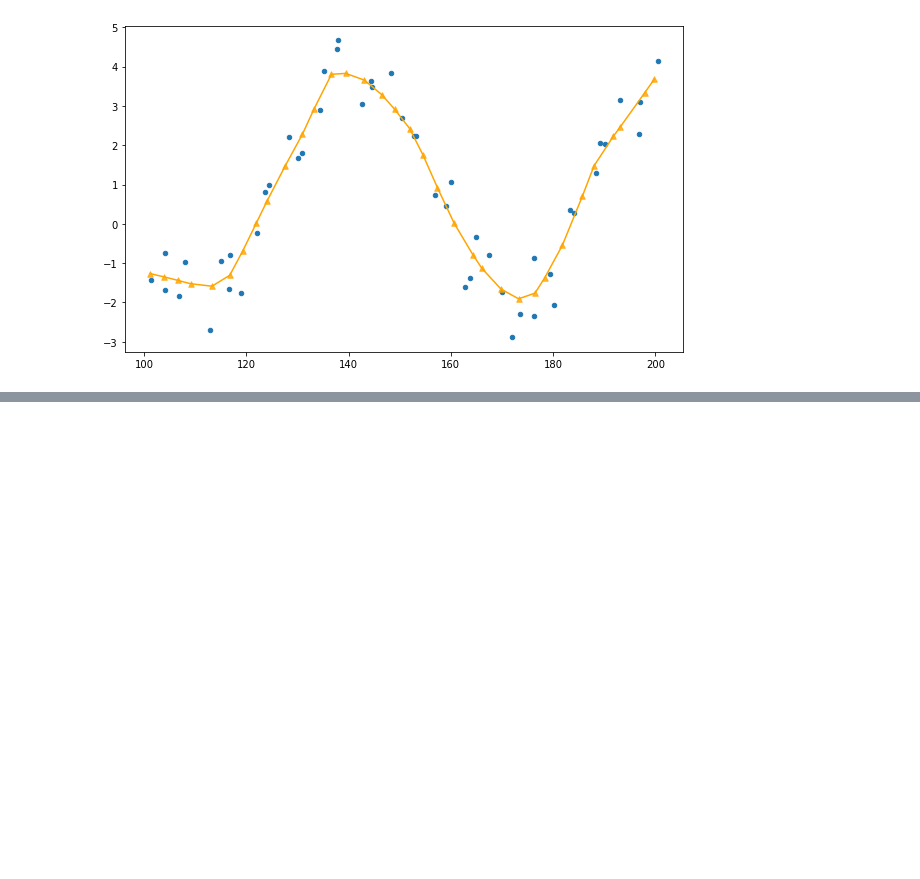
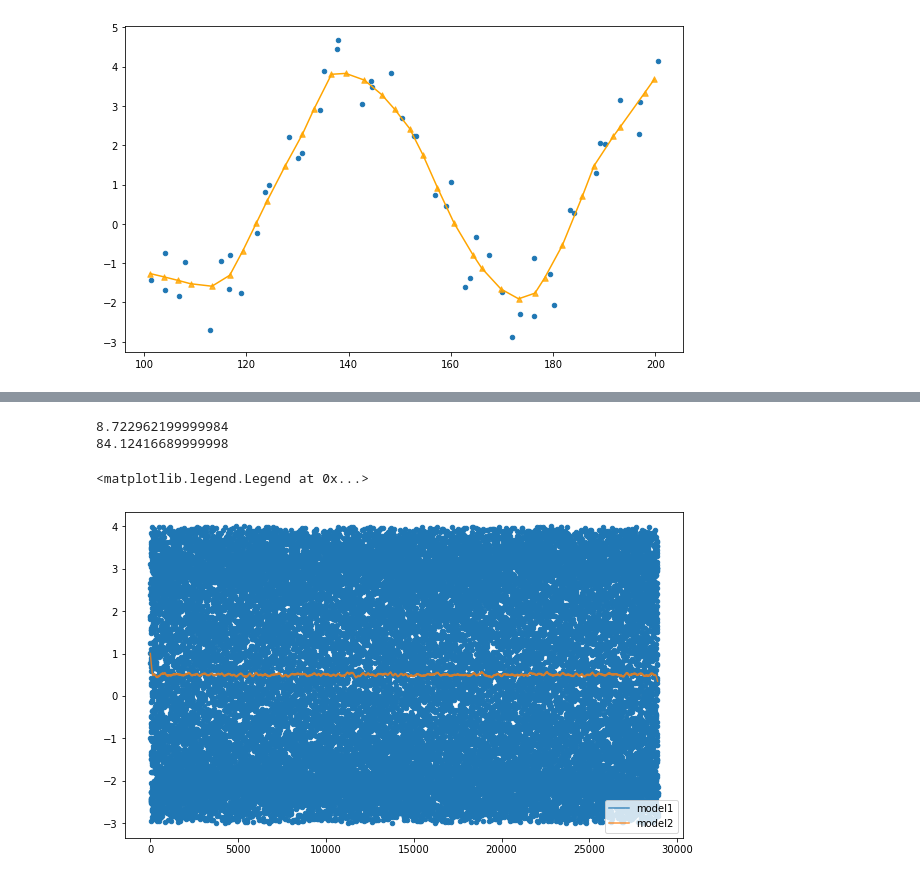
Before and after one commit to veager/VeNote-Machine-Learning, a Jupyter notebook: Regression and Classification/Statistical-Method-LOESS/codes/examples.ipynb, the cells around one changed output, grey strips where cells are left out. Cells and saved outputs as stored; diff of their text form; code cells hidden in the pictures; blank space fills up the shorter version.

```diff
--- a/Regression and Classification/Statistical-Method-LOESS/codes/examples.ipynb
+++ b/Regression and Classification/Statistical-Method-LOESS/codes/examples.ipynb
@@ -101,0 +565,53 @@ plt.plot(x0[index], pred[index], color='orange')
+# %%
+import numpy as np
+import time
+from sklearn.neighbors import NearestNeighbors
+from sklearn.base import BaseEstimator, RegressorMixin
+
+from sklearn.preprocessing import PolynomialFeatures
+
+np.random.seed(42)
+
+
+from pyLOESS import LOESSGernealization, LOESSTimeseries
+
+
+
+
+import matplotlib.pyplot as plt
+
+
+x = np.arange(0, 28888, 1)
+x = x + np.random.random(x.size)
+y = 3 * np.sin(x/10) + np.random.random(x.size)
+y[10] = -1
+y[12] = -1
+
+
+
+k = 288
+degree = 1
+robust = True
+
+t = time.perf_counter()
+model1 = LOESSGernealization(k=k, robust=robust, degree=degree)
+model1.fit(x.reshape(-1, 1), y)
+pred1 = model1.predict(x.reshape(-1, 1))
+print(time.perf_counter()-t)
+
+t = time.perf_counter()
+model2 = LOESSTimeseries(k=k, robust=robust, degree=degree)
+model2.fit(x, y)
+pred2 = model2.predict(x)
+print(time.perf_counter()-t)
+
+fig = plt.figure(figsize=(10, 6))
+plt.scatter(x, y, s=20)
+plt.plot(x, pred1, alpha=0.8, label='model1')
+plt.plot(x, pred2, alpha=0.8, label='model2')
+plt.legend()
+# %% [output]
+8.722962199999984
+84.12416689999998
+<matplotlib.legend.Legend at 0x...>
+[figure, added]
```
Also changed, not shown: parts of 5 cells of this notebook, 2 other files.
